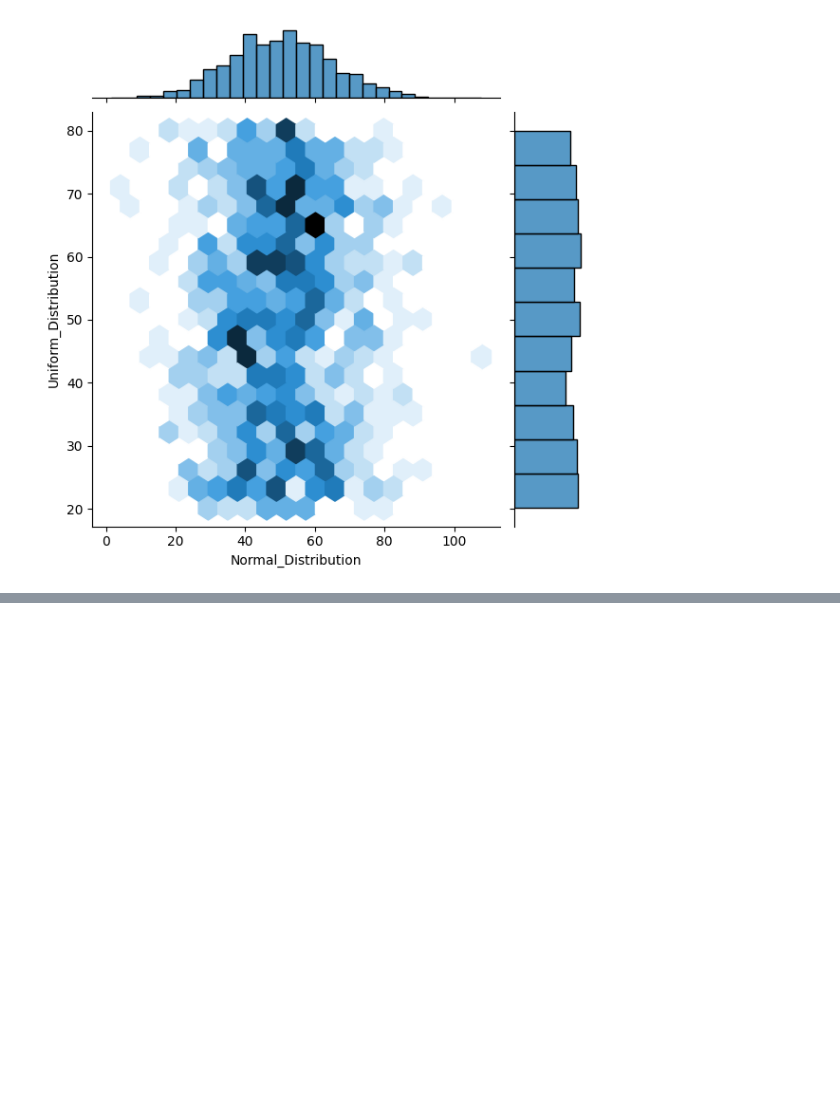
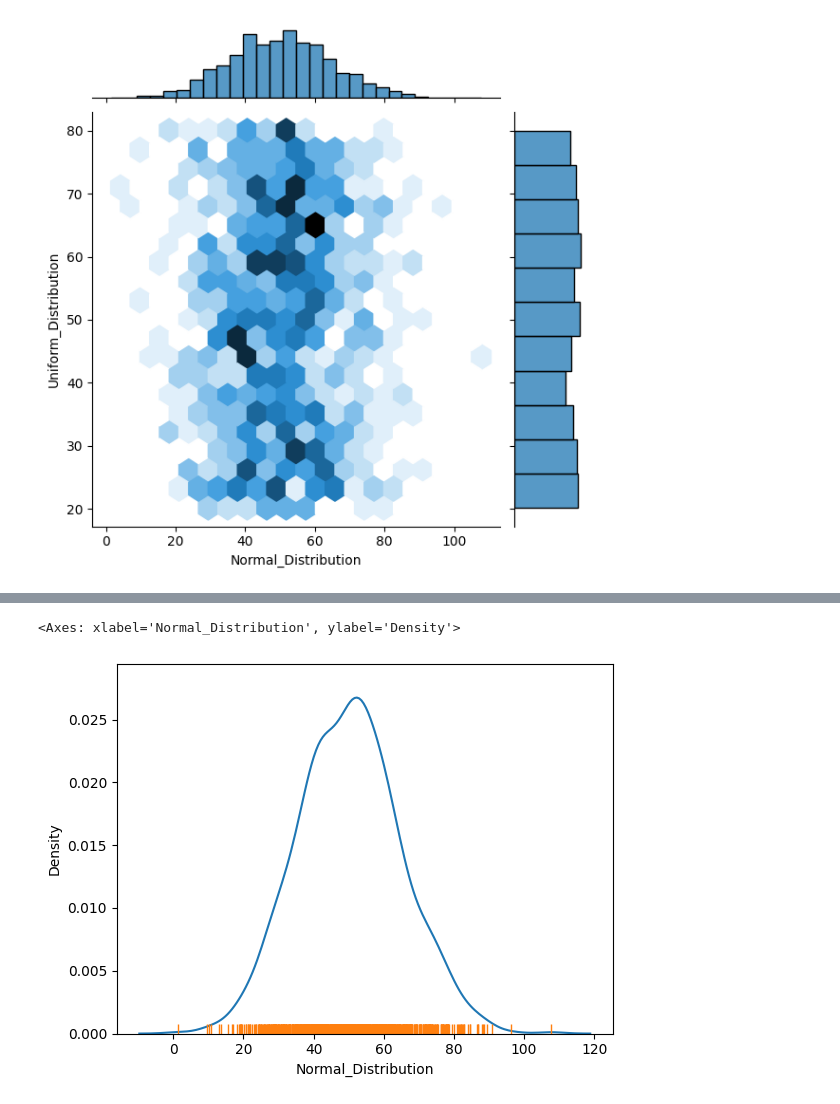
Before and after one commit to season1314/da, a Jupyter notebook: w10.ipynb, the cells around one changed output, grey strips where cells are left out. Saved outputs shown, nothing was run; the diff lists cells and outputs as text; code cells hidden in the pictures; blank space fills up the shorter version.

```diff
--- a/w10.ipynb
+++ b/w10.ipynb
@@ -43,0 +55,6 @@ sns.jointplot(x='Normal_Distribution', y='Uniform_Distribution', data=tips, kind
+# %%
+sns.kdeplot(tips['Normal_Distribution'])
+sns.rugplot(tips['Normal_Distribution'])
+# %% [output]
+<Axes: xlabel='Normal_Distribution', ylabel='Density'>
+[figure, added]
```
Also changed, not shown: parts of 3 cells of this notebook.
